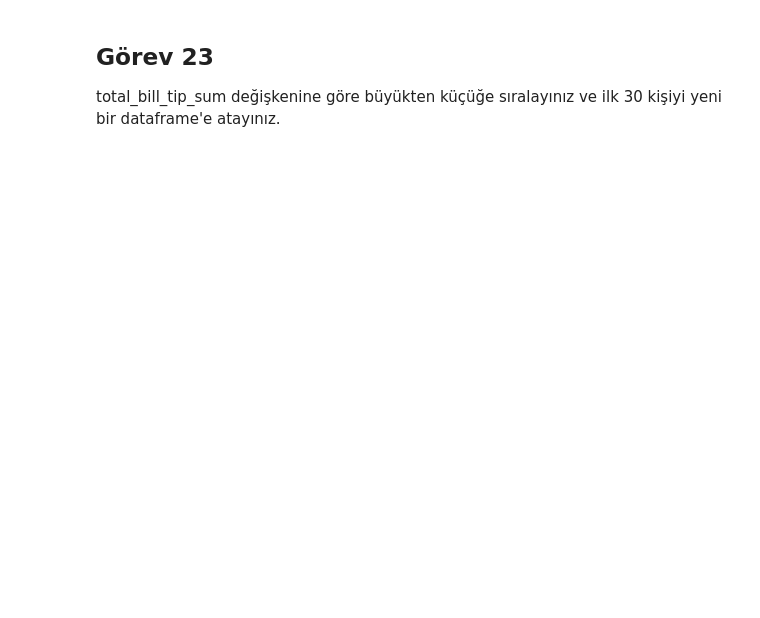
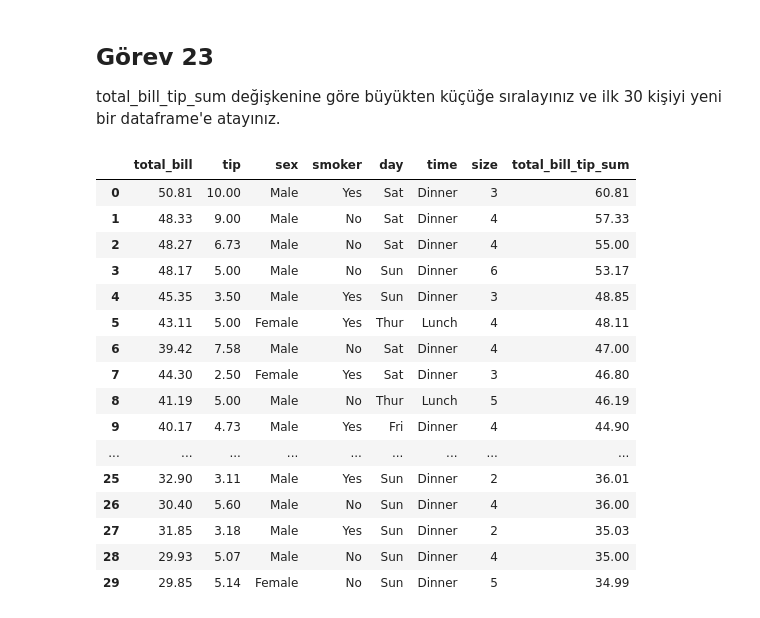
Before and after one commit to omerahat/ml-bootcamp-notes, a Jupyter notebook: Python Programming for Data Science/Pandas Alıştırmalar.ipynb, the cells around one changed output. Drawn from its saved outputs; the diff is of its cells as text; code cells hidden in the pictures; blank space fills up the shorter version.

```diff
--- a/Python Programming for Data Science/Pandas Alıştırmalar.ipynb
+++ b/Python Programming for Data Science/Pandas Alıştırmalar.ipynb
@@ -238,3 +267,6 @@ survived değişkeninin pclass ve cinsiyet değişkenleri kırılımınında sum
 # %% [markdown]
 ## Görev 17
 Seaborn kütüphanesi içerisinden Tips veri setini tanımlayınız.
+# %%
+df = sns.load_dataset("tips")
+df.head()
@@ -253,3 +340,6 @@ size'i 3'ten küçük, total_bill'i 10'dan büyük olan siparişlerin ortalamas
 # %% [markdown]
 ## Görev 22
 total_bill_tip_sum adında yeni bir değişken oluşturunuz. Her bir müşterinin ödediği totalbill ve tip in toplamını versin.
+# %%
+df["total_bill_tip_sum"] = df["total_bill"] + df["tip"]
+df
@@ -256,3 +360,25 @@ total_bill_tip_sum adında yeni bir değişken oluşturunuz. Her bir müşterini
 # %% [markdown]
 ## Görev 23
 total_bill_tip_sum değişkenine göre büyükten küçüğe sıralayınız ve ilk 30 kişiyi yeni bir dataframe'e atayınız.
+# %%
+dfResult = df.sort_values(by= "total_bill_tip_sum", ascending= False,ignore_index= True).head(30)
+# %%
+dfResult
+# %% [output]
+|  | total_bill | tip | sex | smoker | day | time | size | total_bill_tip_sum |
+| 0 | 50.81 | 10.00 | Male | Yes | Sat | Dinner | 3 | 60.81 |
+| 1 | 48.33 | 9.00 | Male | No | Sat | Dinner | 4 | 57.33 |
+| 2 | 48.27 | 6.73 | Male | No | Sat | Dinner | 4 | 55.00 |
+| 3 | 48.17 | 5.00 | Male | No | Sun | Dinner | 6 | 53.17 |
+| 4 | 45.35 | 3.50 | Male | Yes | Sun | Dinner | 3 | 48.85 |
+| 5 | 43.11 | 5.00 | Female | Yes | Thur | Lunch | 4 | 48.11 |
+| 6 | 39.42 | 7.58 | Male | No | Sat | Dinner | 4 | 47.00 |
+| 7 | 44.30 | 2.50 | Female | Yes | Sat | Dinner | 3 | 46.80 |
+| 8 | 41.19 | 5.00 | Male | No | Thur | Lunch | 5 | 46.19 |
+| 9 | 40.17 | 4.73 | Male | Yes | Fri | Dinner | 4 | 44.90 |
+| ... | ... | ... | ... | ... | ... | ... | ... | ... |
+| 25 | 32.90 | 3.11 | Male | Yes | Sun | Dinner | 2 | 36.01 |
+| 26 | 30.40 | 5.60 | Male | No | Sun | Dinner | 4 | 36.00 |
+| 27 | 31.85 | 3.18 | Male | Yes | Sun | Dinner | 2 | 35.03 |
+| 28 | 29.93 | 5.07 | Male | No | Sun | Dinner | 4 | 35.00 |
+| 29 | 29.85 | 5.14 | Female | No | Sun | Dinner | 5 | 34.99 |
```
Also changed, not shown: parts of 9 cells of this notebook, 1 other file.
